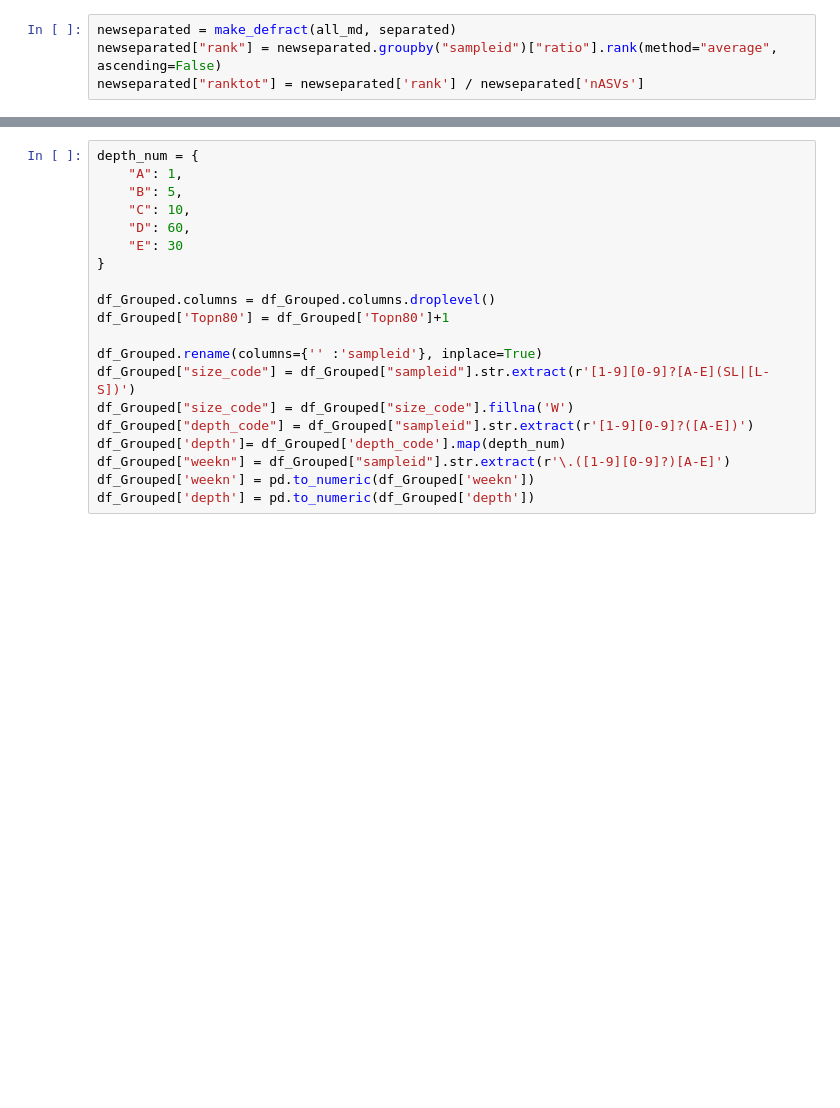
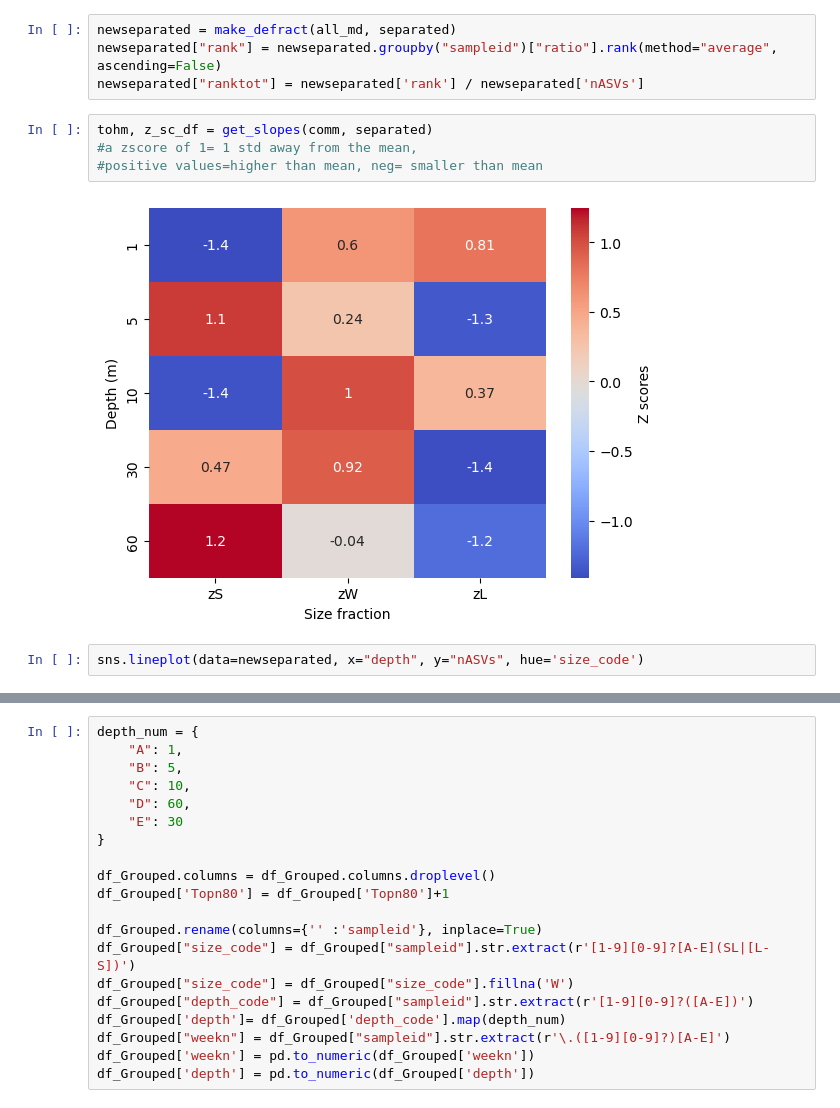
Before and after one commit to dianahaider/size_fractions, a Jupyter notebook: bb2022_sf.ipynb, the cells around one changed output, grey strips where cells are left out. Cells and saved outputs as stored; diff of their text form; blank space fills up the shorter version.

```diff
--- a/bb2022_sf.ipynb
+++ b/bb2022_sf.ipynb
@@ -136,5 +134,13 @@ Run the following code to generate "newseparated" which is the union of small an
 newseparated = make_defract(all_md, separated)
 newseparated["rank"] = newseparated.groupby("sampleid")["ratio"].rank(method="average", ascending=False)
 newseparated["ranktot"] = newseparated['rank'] / newseparated['nASVs']
+# %%
+tohm, z_sc_df = get_slopes(comm, separated)
+#a zscore of 1= 1 std away from the mean,
+#positive values=higher than mean, neg= smaller than mean
+# %% [output]
+[figure, added]
+# %%
+sns.lineplot(data=newseparated, x="depth", y="nASVs", hue='size_code')
 # %%
 grab_80perc(comm, newseparated, 0.95, 'feature_id')
```
Also changed, not shown: parts of 24 cells of this notebook, 1 other file.
